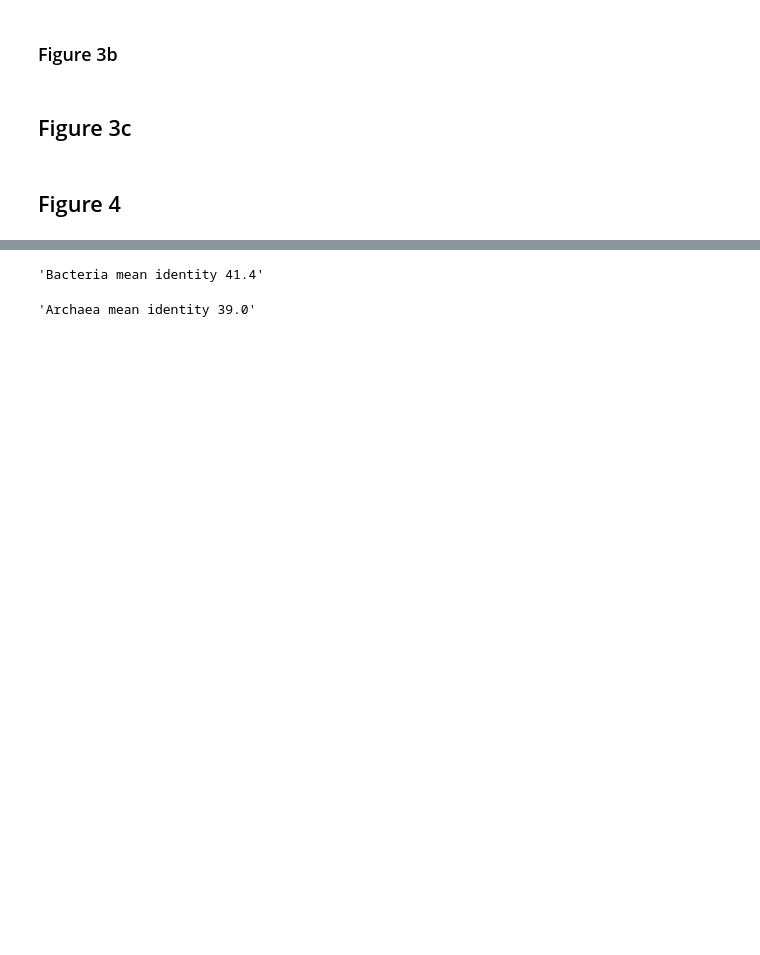
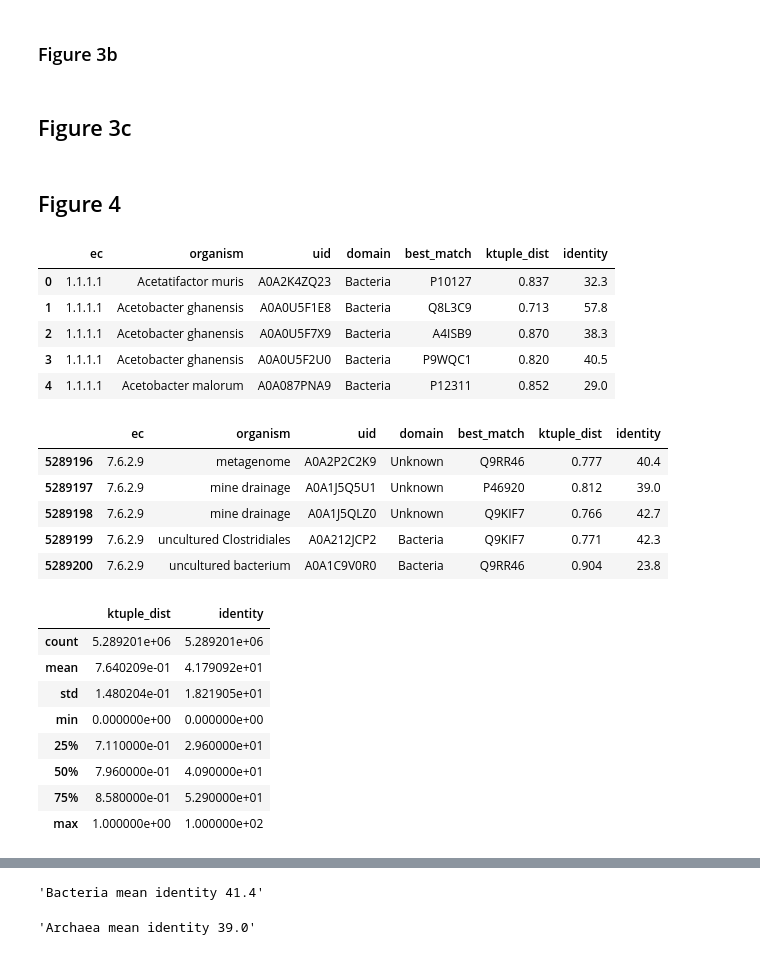
Before and after one commit to EngqvistLab/analyze_1.1.3.15, a Jupyter notebook: code/2_analyze_data/1_analyze_1.1.3.15.ipynb, the cells around one changed output, grey strips where cells are left out. Saved outputs shown, nothing was run; the diff lists cells and outputs as text; code cells hidden in the pictures; blank space fills up the shorter version.

```diff
--- a/code/2_analyze_data/1_analyze_1.1.3.15.ipynb
+++ b/code/2_analyze_data/1_analyze_1.1.3.15.ipynb
@@ -1614,3 +1662,54 @@ plt.savefig(join(FIGURES, 'figure3c.pdf'), facecolor='w', edgecolor='w',
         transparent=False, bbox_inches=None, pad_inches=0.1, metadata=None)
 # %% [markdown]
 ## Figure 4
+# %%
+# define font size
+font = {'family' : 'DejaVu Sans',
+        'weight' : 'normal',
+        'size'   : 6.5}
+
+matplotlib.rc('font', **font)
+
+
+filepath = join(INTERMEDIATE, 'BRENDA_for_paper', 'parsed_info', 'ec_data_uid_orgs_domain_2.tsv')
+df_html_uid = pd.read_csv(filepath, sep='\t')
+
+filepath = join(INTERMEDIATE, 'BRENDA_for_paper', 'parsed_info', 'ec_data_all_orgs_domain_2.tsv')
+df_html = pd.read_csv(filepath, sep='\t')
+
+df_html_combined = df_html_uid.drop('uid', axis=1).append(df_html) # combine to one frame
+
+filepath = join(INTERMEDIATE, 'BRENDA_for_paper', 'parsed_info', 'fasta_data_ec_uid_orgs_domain_2_kdist_aln.tsv')
+df_fasta = pd.read_csv(filepath, sep='\t')
+
+
+arch_col = '#6a3d9a'
+bact_col = '#cab2d6'
+euk_col = '#b15928'
+other_col = '#cc9933'
+
+display(df_fasta.head())
+display(df_fasta.tail())
+display(df_fasta.describe())
+# %% [output]
+|  | ec | organism | uid | domain | best_match | ktuple_dist | identity |
+| 0 | 1.1.1.1 | Acetatifactor muris | A0A2K4ZQ23 | Bacteria | P10127 | 0.837 | 32.3 |
+| 1 | 1.1.1.1 | Acetobacter ghanensis | A0A0U5F1E8 | Bacteria | Q8L3C9 | 0.713 | 57.8 |
+| 2 | 1.1.1.1 | Acetobacter ghanensis | A0A0U5F7X9 | Bacteria | A4ISB9 | 0.870 | 38.3 |
+| 3 | 1.1.1.1 | Acetobacter ghanensis | A0A0U5F2U0 | Bacteria | P9WQC1 | 0.820 | 40.5 |
+| 4 | 1.1.1.1 | Acetobacter malorum | A0A087PNA9 | Bacteria | P12311 | 0.852 | 29.0 |
+|  | ec | organism | uid | domain | best_match | ktuple_dist | identity |
+| 5289196 | 7.6.2.9 | metagenome | A0A2P2C2K9 | Unknown | Q9RR46 | 0.777 | 40.4 |
+| 5289197 | 7.6.2.9 | mine drainage | A0A1J5Q5U1 | Unknown | P46920 | 0.812 | 39.0 |
+| 5289198 | 7.6.2.9 | mine drainage | A0A1J5QLZ0 | Unknown | Q9KIF7 | 0.766 | 42.7 |
+| 5289199 | 7.6.2.9 | uncultured Clostridiales | A0A212JCP2 | Bacteria | Q9KIF7 | 0.771 | 42.3 |
+| 5289200 | 7.6.2.9 | uncultured bacterium | A0A1C9V0R0 | Bacteria | Q9RR46 | 0.904 | 23.8 |
+|  | ktuple_dist | identity |
+| count | 5.289201e+06 | 5.289201e+06 |
+| mean | 7.640209e-01 | 4.179092e+01 |
+| std | 1.480204e-01 | 1.821905e+01 |
+| min | 0.000000e+00 | 0.000000e+00 |
+| 25% | 7.110000e-01 | 2.960000e+01 |
+| 50% | 7.960000e-01 | 4.090000e+01 |
+| 75% | 8.580000e-01 | 5.290000e+01 |
+| max | 1.000000e+00 | 1.000000e+02 |
```
Also changed, not shown: parts of 15 cells of this notebook, 9 other files.
